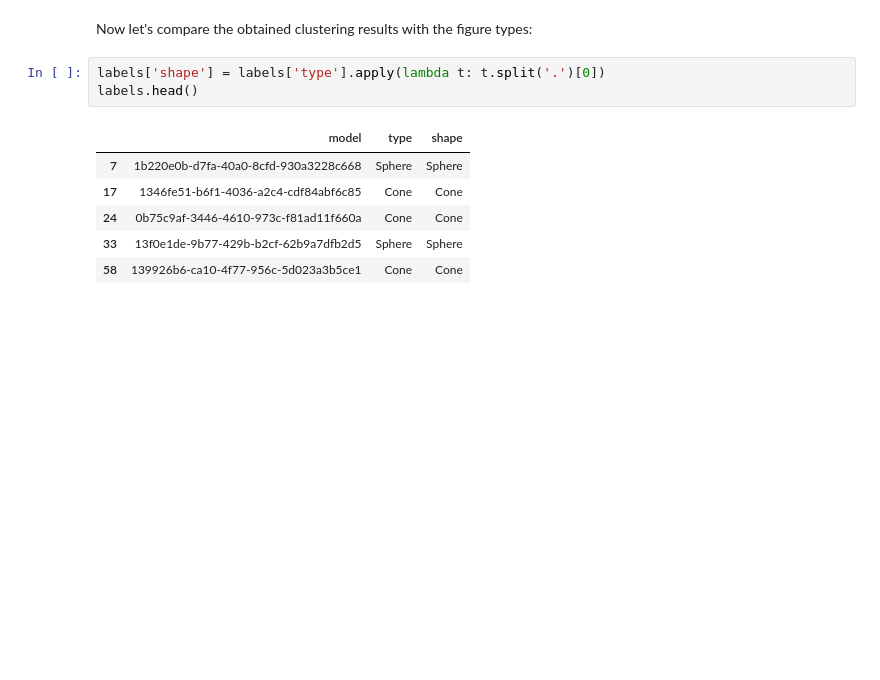
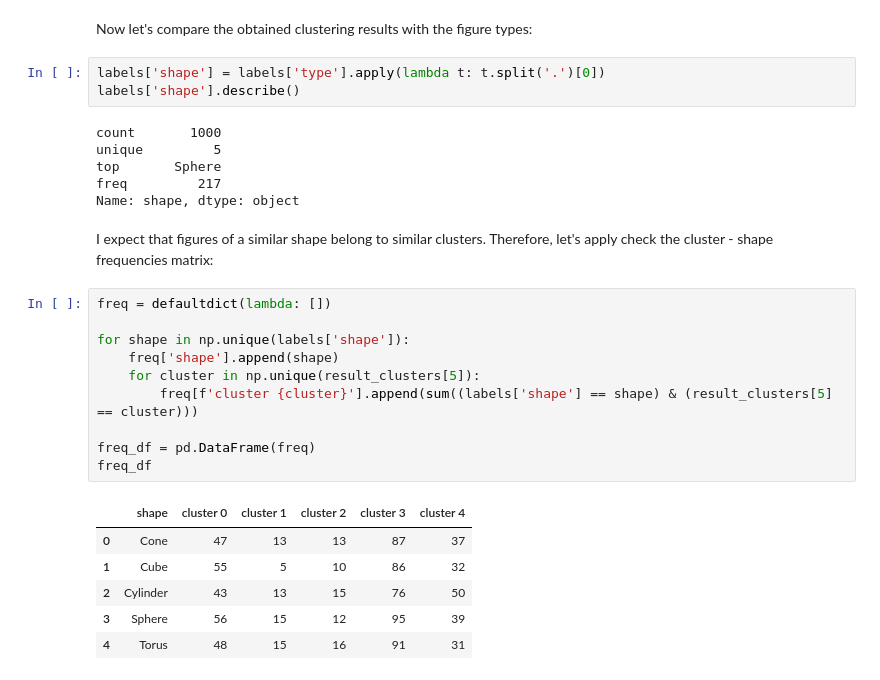
Before and after one commit to Igor-Tukh/stories-from-production-hse, a Jupyter notebook: hw04/hw04.ipynb, the cells around one changed output. Cells and saved outputs as stored; diff of their text form; blank space fills up the shorter version.

```diff
--- a/hw04/hw04.ipynb
+++ b/hw04/hw04.ipynb
@@ -178,11 +180,29 @@ plt.show()
 Now let's compare the obtained clustering results with the figure types:
 # %%
 labels['shape'] = labels['type'].apply(lambda t: t.split('.')[0])
-labels.head()
+labels['shape'].describe()
 # %% [output]
-|  | model | type | shape |
-| 7 | 1b220e0b-d7fa-40a0-8cfd-930a3228c668 | Sphere | Sphere |
-| 17 | 1346fe51-b6f1-4036-a2c4-cdf84abf6c85 | Cone | Cone |
-| 24 | 0b75c9af-3446-4610-973c-f81ad11f660a | Cone | Cone |
-| 33 | 13f0e1de-9b77-429b-b2cf-62b9a7dfb2d5 | Sphere | Sphere |
-| 58 | 139926b6-ca10-4f77-956c-5d023a3b5ce1 | Cone | Cone |
+count       1000
+unique         5
+top       Sphere
+freq         217
+Name: shape, dtype: object
+# %% [markdown]
+I expect that figures of a similar shape belong to similar clusters. Therefore, let's apply check the cluster - shape frequencies matrix:
+# %%
+freq = defaultdict(lambda: [])
+
+for shape in np.unique(labels['shape']):
+    freq['shape'].append(shape)
+    for cluster in np.unique(result_clusters[5]):
+        freq[f'cluster {cluster}'].append(sum((labels['shape'] == shape) & (result_clusters[5] == cluster)))
+
+freq_df = pd.DataFrame(freq)
+freq_df
+# %% [output]
+|  | shape | cluster 0 | cluster 1 | cluster 2 | cluster 3 | cluster 4 |
+| 0 | Cone | 47 | 13 | 13 | 87 | 37 |
+| 1 | Cube | 55 | 5 | 10 | 86 | 32 |
+| 2 | Cylinder | 43 | 13 | 15 | 76 | 50 |
+| 3 | Sphere | 56 | 15 | 12 | 95 | 39 |
+| 4 | Torus | 48 | 15 | 16 | 91 | 31 |
```
Also changed, not shown: parts of 4 cells of this notebook.
